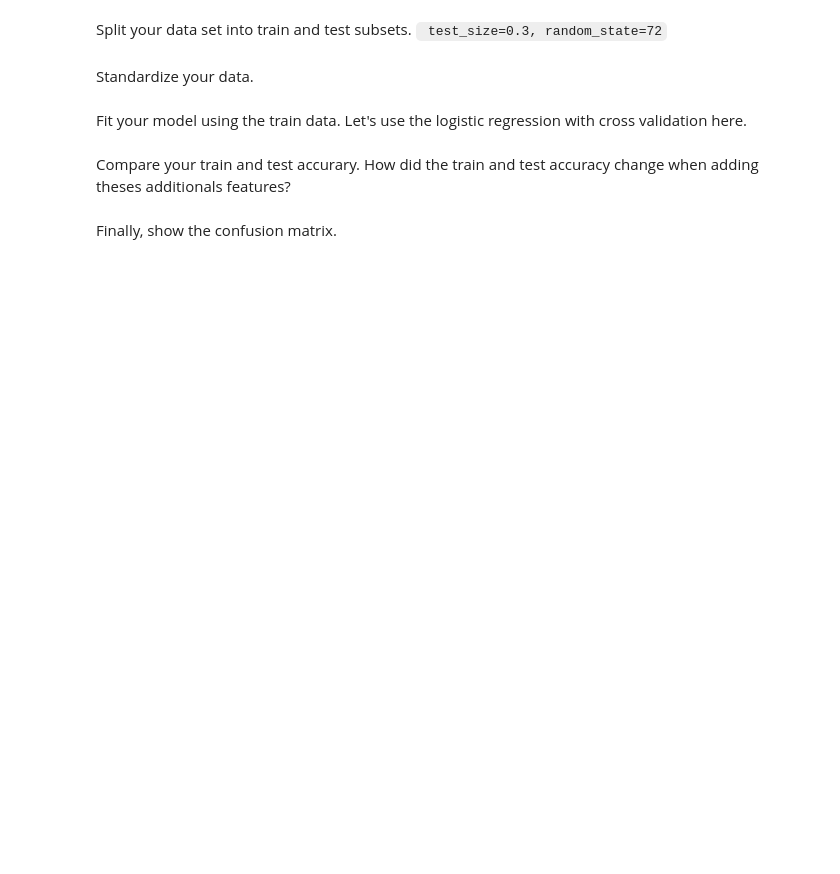
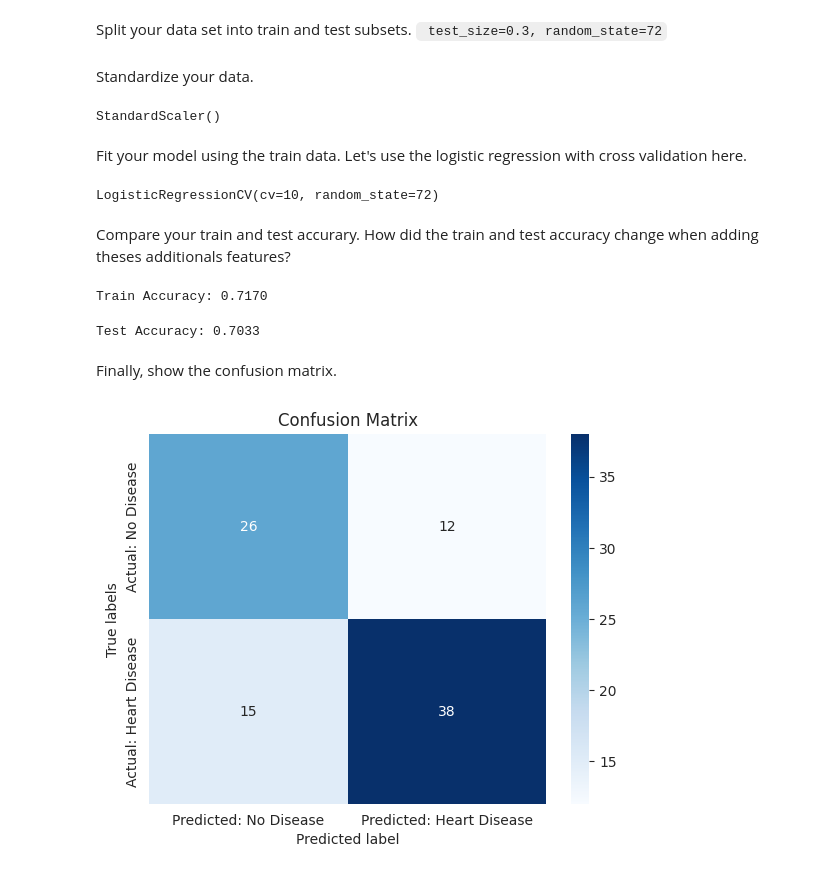
Before and after one commit to LemdjoM/Arduino, a Jupyter notebook: labs/10 - Classification 1/Exercises/exercise_class1.ipynb, the cells around one changed output. Saved outputs shown, nothing was run; the diff lists cells and outputs as text; code cells hidden in the pictures; blank space fills up the shorter version.

```diff
--- a/labs/10 - Classification 1/Exercises/exercise_class1.ipynb
+++ b/labs/10 - Classification 1/Exercises/exercise_class1.ipynb
@@ -224,5 +338,15 @@ Standardize your data.
+# %%
+# Create and fit the scaler
+# Create the scaler
+scaler = StandardScaler()
+
+# Fit the scaler to the training data
+scaler.fit(X_train)
+# %% [output]
+StandardScaler()
 # %%
 #Apply normalization to the training and testing set
-# Your Code Here
+X_train = scaler.transform(X_train)
+X_test = scaler.transform(X_test)
 # %% [markdown]
 Fit your model using the train data. Let's use the logistic regression with cross validation here.
@@ -232,3 +353,16 @@ Fit your model using the train data. Let's use the logistic regression with cros
+# %%
+# Fit the regression model on the training data
+model = LogisticRegressionCV(
+    solver='lbfgs',  # Solver method
+    cv=10,           # 10-fold cross-validation
+    max_iter=100,    # Maximum iterations for convergence
+    random_state=72  # Fixing seed for reproducibility
+)
+
+# Fit the model on the training data
+model.fit(X_train, y_train)
+# %% [output]
+LogisticRegressionCV(cv=10, random_state=72)
 # %% [markdown]
 Compare your train and test accurary.
 How did the train and test accuracy change when adding theses additionals features?
@@ -241,2 +369,14 @@ How did the train and test accuracy change when adding theses additionals featur
+# %%
+# Train accuracy
+train_accuracy = model.score(X_train, y_train)
+print(f"Train Accuracy: {train_accuracy:.4f}")
+# %% [output]
+Train Accuracy: 0.7170
+# %%
+# Test accuracy
+test_accuracy = model.score(X_test, y_test)
+print(f"Test Accuracy: {test_accuracy:.4f}")
+# %% [output]
+Test Accuracy: 0.7033
 # %% [markdown]
 Finally, show the confusion matrix.
@@ -247,5 +383,20 @@ from sklearn.metrics import confusion_matrix
+# %%
+from sklearn.metrics import confusion_matrix
+#Create the confusion matrix
+# Generate predictions for the test set
+y_pred = model.predict(X_test)
+
+# Compute the confusion matrix
+conf_matrix = confusion_matrix(y_test, y_pred)
+
+# Convert to DataFrame for better visualization
+conf_matrix_df = pd.DataFrame(conf_matrix, index=['Actual: No Disease', 'Actual: Heart Disease'],
+                              columns=['Predicted: No Disease', 'Predicted: Heart Disease'])
 # %%
-sns.heatmap(pd.DataFrame('Your Code Here'), annot=True, cmap='Blues', fmt='.4g')
+#sns.heatmap(pd.DataFrame('Your Code Here'), annot=True, cmap='Blues', fmt='.4g')
+sns.heatmap(conf_matrix_df, annot=True, cmap='Blues', fmt='.4g')
 plt.xlabel('Predicted label')
 plt.ylabel('True labels')
 plt.title('Confusion Matrix');
+# %% [output]
+[figure, added]
```
Also changed, not shown: parts of 36 cells of this notebook.
